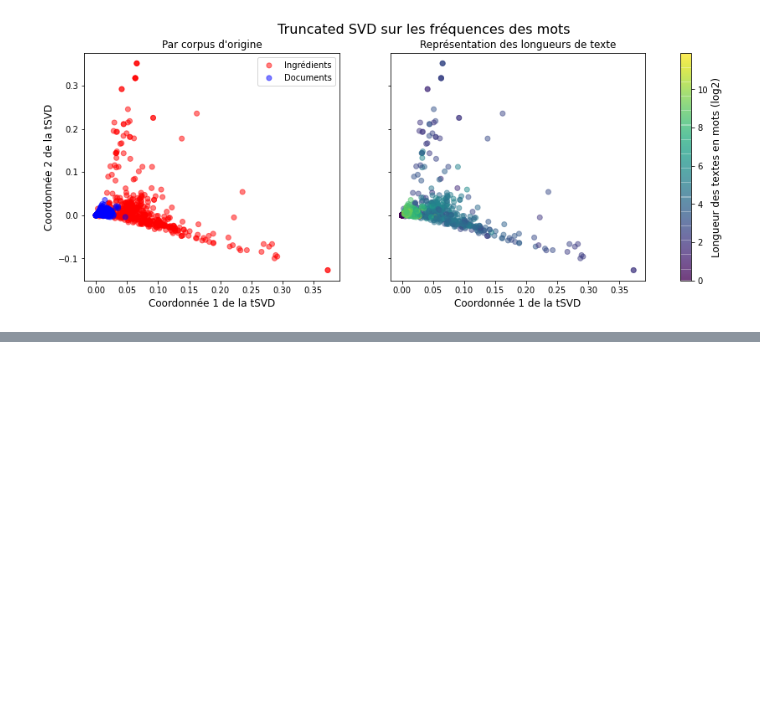
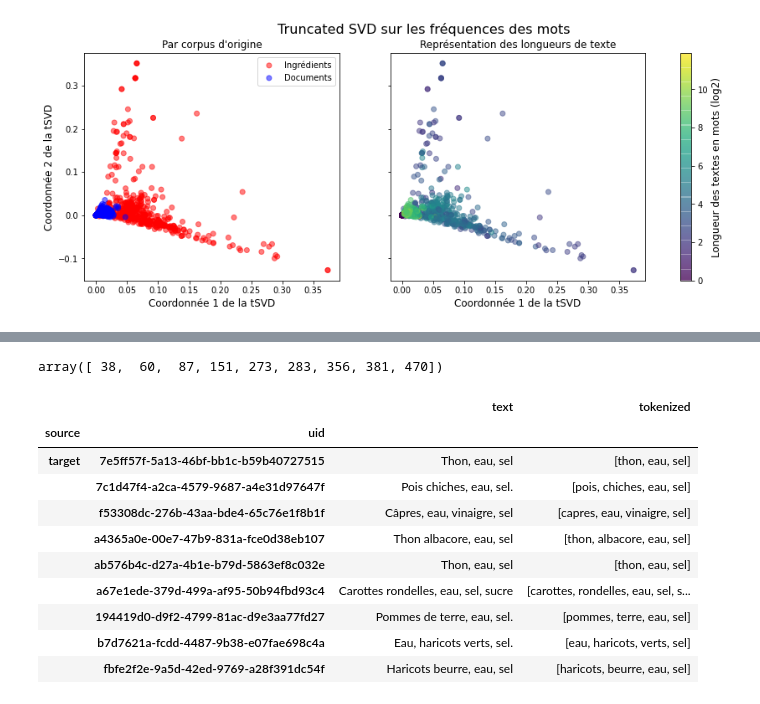
Before and after one commit to UltraDiuve/PIM-Recognizer, a Jupyter notebook: report/notebooks/Text_analysis.ipynb, the cells around one changed output, grey strips where cells are left out. Drawn from its saved outputs; the diff is of its cells as text; code cells hidden in the pictures; blank space fills up the shorter version.

```diff
--- a/report/notebooks/Text_analysis.ipynb
+++ b/report/notebooks/Text_analysis.ipynb
@@ -736,0 +800,19 @@ ax[1].set_title("Représentation des longueurs de texte", fontsize=12)
+# %%
+idx = (projected[:, 0] > 0.25).nonzero()[0]
+idx
+# %% [output]
+array([ 38,  60,  87, 151, 273, 283, 356, 381, 470])
+# %%
+corpus_df.iloc[idx]
+# %% [output]
+|  |  | text | tokenized |
+| source | uid |  |  |
+| target | 7e5ff57f-5a13-46bf-bb1c-b59b40727515 | Thon, eau, sel | [thon, eau, sel] |
+|  | 7c1d47f4-a2ca-4579-9687-a4e31d97647f | Pois chiches, eau, sel. | [pois, chiches, eau, sel] |
+|  | f53308dc-276b-43aa-bde4-65c76e1f8b1f | Câpres, eau, vinaigre, sel | [capres, eau, vinaigre, sel] |
+|  | a4365a0e-00e7-47b9-831a-fce0d38eb107 | Thon albacore, eau, sel | [thon, albacore, eau, sel] |
+|  | ab576b4c-d27a-4b1e-b79d-5863ef8c032e | Thon, eau, sel | [thon, eau, sel] |
+|  | a67e1ede-379d-499a-af95-50b94fbd93c4 | Carottes rondelles, eau, sel, sucre | [carottes, rondelles, eau, sel, s... |
+|  | 194419d0-d9f2-4799-81ac-d9e3aa77fd27 | Pommes de terre, eau, sel. | [pommes, terre, eau, sel] |
+|  | b7d7621a-fcdd-4487-9b38-e07fae698c4a | Eau, haricots verts, sel. | [eau, haricots, verts, sel] |
+|  | fbfe2f2e-9a5d-42ed-9769-a28f391dc54f | Haricots beurre, eau, sel | [haricots, beurre, eau, sel] |
```
Also changed, not shown: parts of 4 cells of this notebook, 2 other files.
